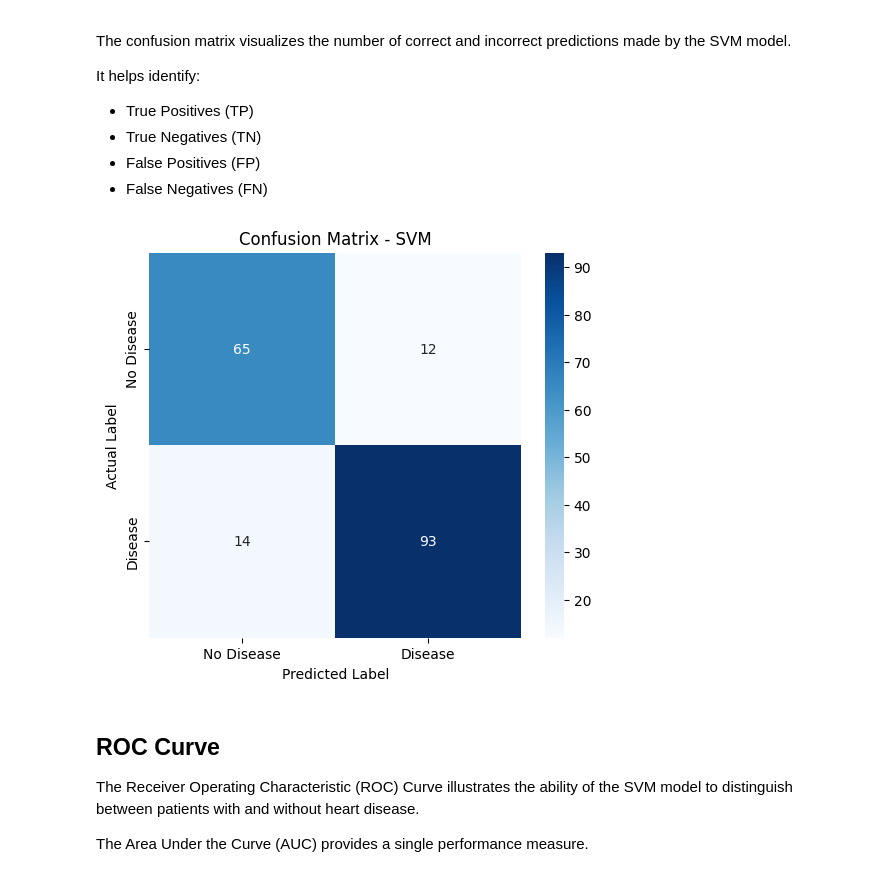
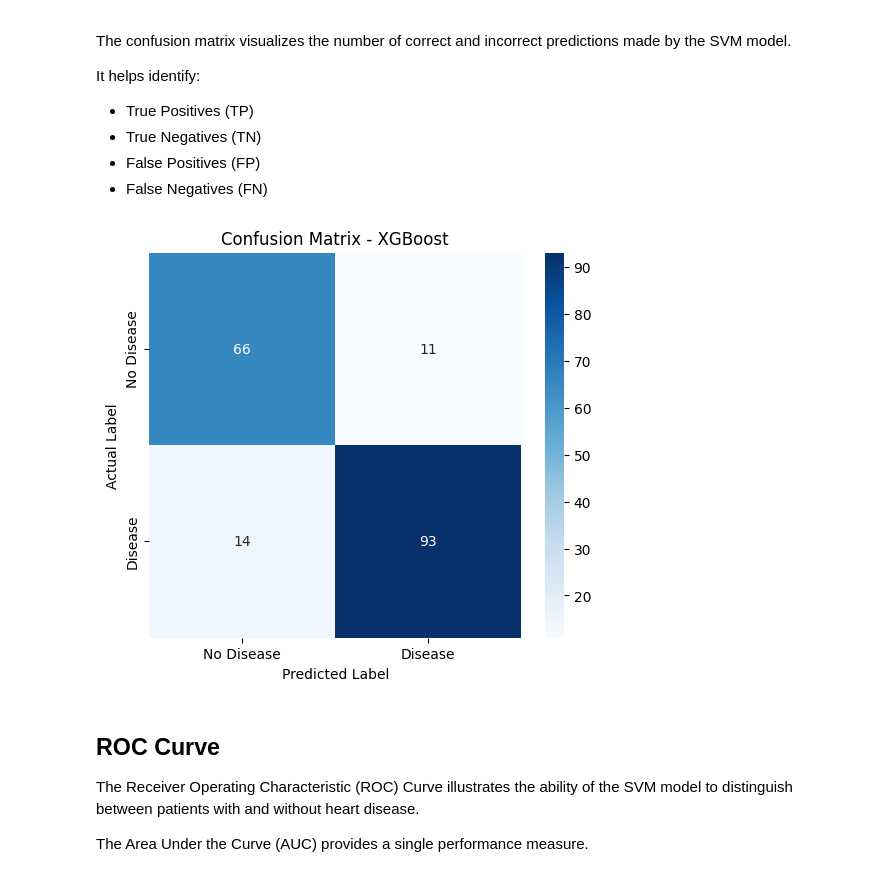
Before and after one commit to Hoziva/Heart-Disease-Prediction, a Jupyter notebook: notebooks/heart disease.ipynb, the cells around one changed output. Cells and saved outputs as stored; diff of their text form; code cells hidden in the pictures.

```diff
--- a/notebooks/heart disease.ipynb
+++ b/notebooks/heart disease.ipynb
@@ -724,26 +724,26 @@ It helps identify:
 - False Negatives (FN)
 # %%
 
-cm = confusion_matrix(y_test, svm_prediction)
+cm = confusion_matrix(y_test, xgb_pred)
 
 plt.figure(figsize=(6,5))
 
 sns.heatmap(
     cm,
     annot=True,
     fmt="d",
     cmap="Blues",
     xticklabels=["No Disease", "Disease"],
     yticklabels=["No Disease", "Disease"]
 )
 
 plt.xlabel("Predicted Label")
 plt.ylabel("Actual Label")
-plt.title("Confusion Matrix - SVM")
+plt.title("Confusion Matrix - XGBoost")
 
 plt.show()
 # %% [output]
-[figure, old version]
+[figure, new version]
 # %% [markdown]
 ## ROC Curve
 
```
Also changed, not shown: parts of 2 cells of this notebook, 3 other files.
